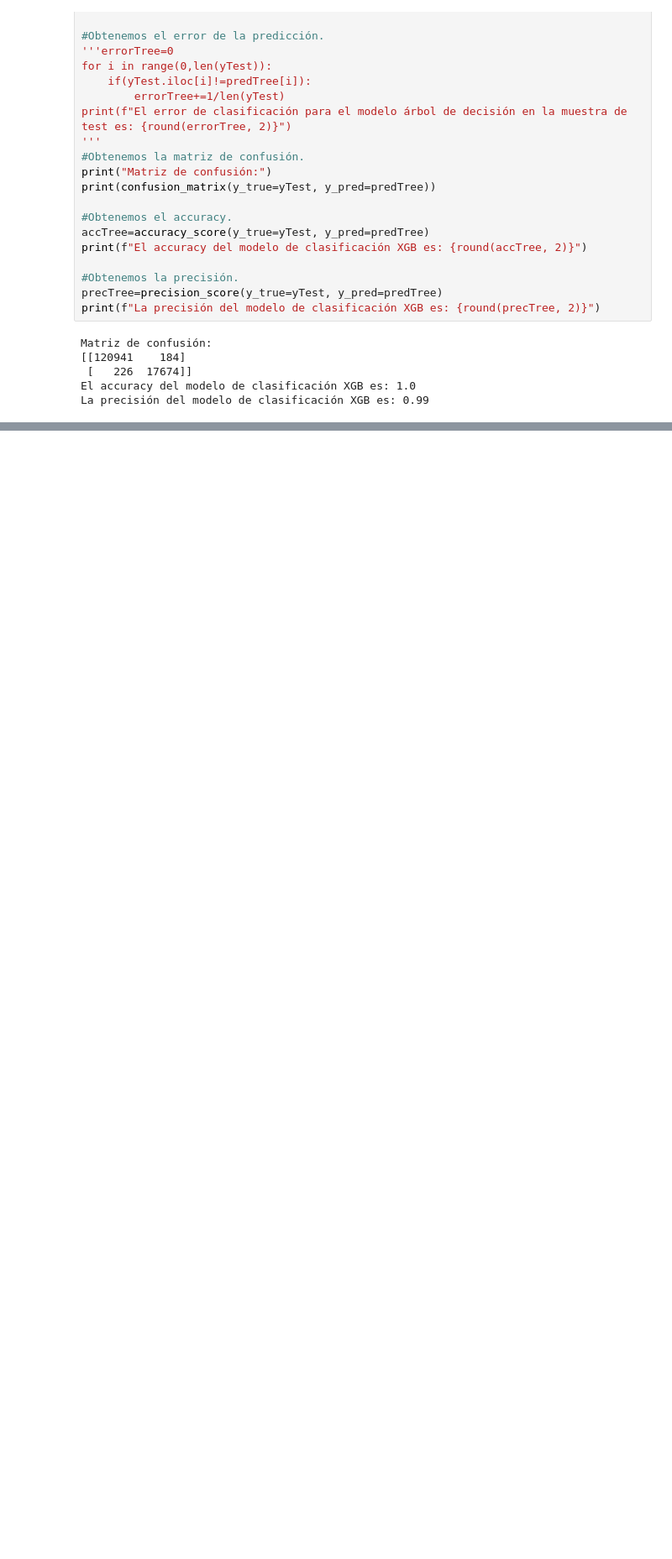
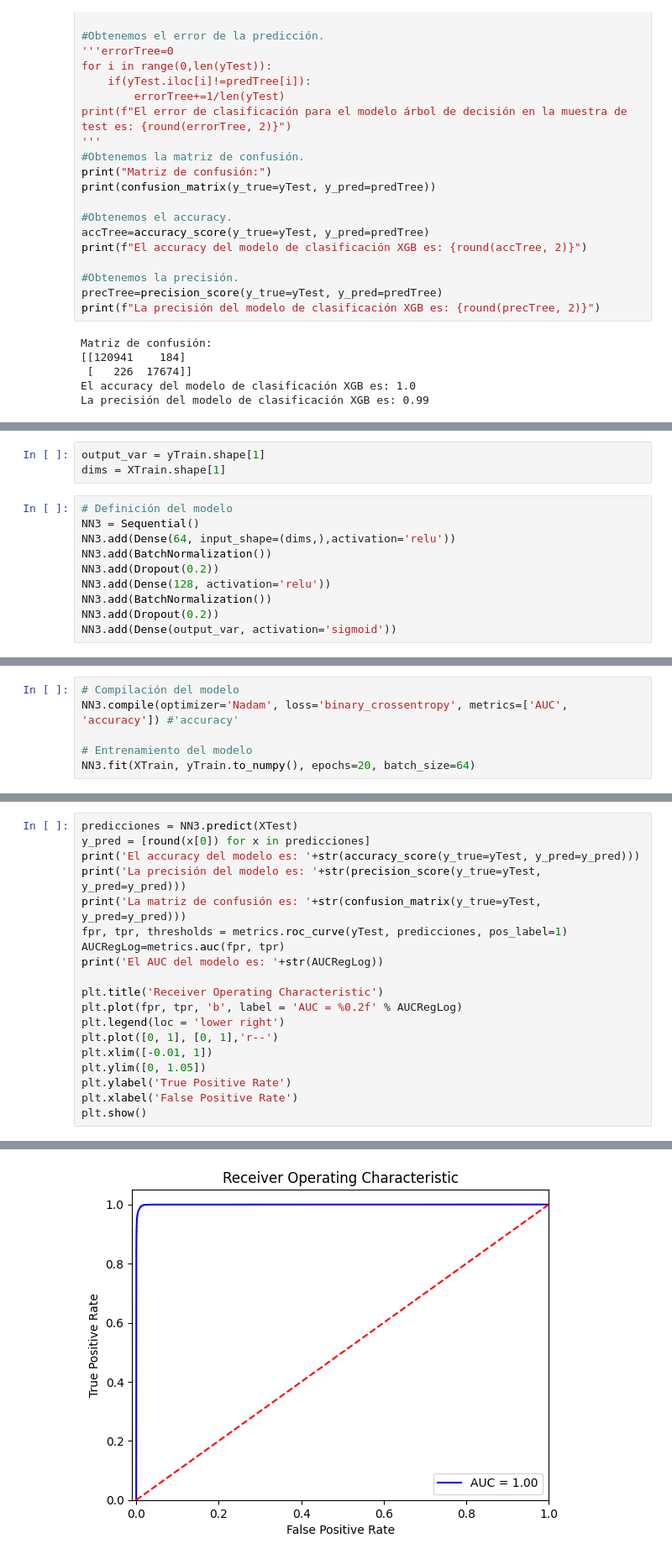
Before and after one commit to grupovajo/ProyectoMIAD, a Jupyter notebook: ModeloSupervisadoClasificacion.ipynb, the cells around one changed output, grey strips where cells are left out. Shown: that part at 84% size. Drawn from its saved outputs; the diff is of its cells as text; blank space fills up the shorter version.

```diff
--- a/ModeloSupervisadoClasificacion.ipynb
+++ b/ModeloSupervisadoClasificacion.ipynb
@@ -178,0 +213,13 @@ La precisión del modelo de clasificación XGB es: 0.99
+# %%
+output_var = yTrain.shape[1]
+dims = XTrain.shape[1]
+# %%
+# Definición del modelo
+NN3 = Sequential()
+NN3.add(Dense(64, input_shape=(dims,),activation='relu'))
+NN3.add(BatchNormalization())
+NN3.add(Dropout(0.2))
+NN3.add(Dense(128, activation='relu'))
+NN3.add(BatchNormalization())
+NN3.add(Dropout(0.2))
+NN3.add(Dense(output_var, activation='sigmoid'))
@@ -178,0 +246,6 @@ La precisión del modelo de clasificación XGB es: 0.99
+# %%
+# Compilación del modelo
+NN3.compile(optimizer='Nadam', loss='binary_crossentropy', metrics=['AUC', 'accuracy']) #'accuracy'
+
+# Entrenamiento del modelo
+NN3.fit(XTrain, yTrain.to_numpy(), epochs=20, batch_size=64)
@@ -178,0 +271,20 @@ La precisión del modelo de clasificación XGB es: 0.99
+# %%
+predicciones = NN3.predict(XTest)
+y_pred = [round(x[0]) for x in predicciones]
+print('El accuracy del modelo es: '+str(accuracy_score(y_true=yTest, y_pred=y_pred)))
+print('La precisión del modelo es: '+str(precision_score(y_true=yTest, y_pred=y_pred)))
+print('La matriz de confusión es: '+str(confusion_matrix(y_true=yTest, y_pred=y_pred)))
+fpr, tpr, thresholds = metrics.roc_curve(yTest, predicciones, pos_label=1)
+AUCRegLog=metrics.auc(fpr, tpr)
+print('El AUC del modelo es: '+str(AUCRegLog))
+
+plt.title('Receiver Operating Characteristic')
+plt.plot(fpr, tpr, 'b', label = 'AUC = %0.2f' % AUCRegLog)
+plt.legend(loc = 'lower right')
+plt.plot([0, 1], [0, 1],'r--')
+plt.xlim([-0.01, 1])
+plt.ylim([0, 1.05])
+plt.ylabel('True Positive Rate')
+plt.xlabel('False Positive Rate')
+plt.show()
+# %% [output]
@@ -178,0 +297 @@ La precisión del modelo de clasificación XGB es: 0.99
+[figure, added]
```
Also changed, not shown: parts of 6 cells of this notebook.
